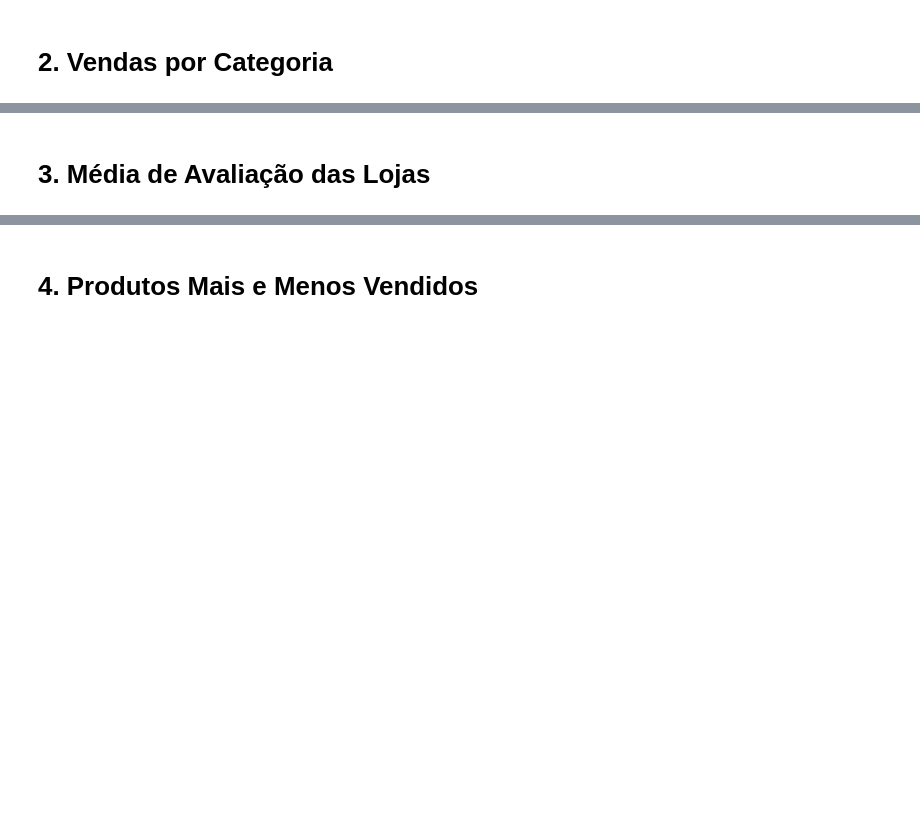
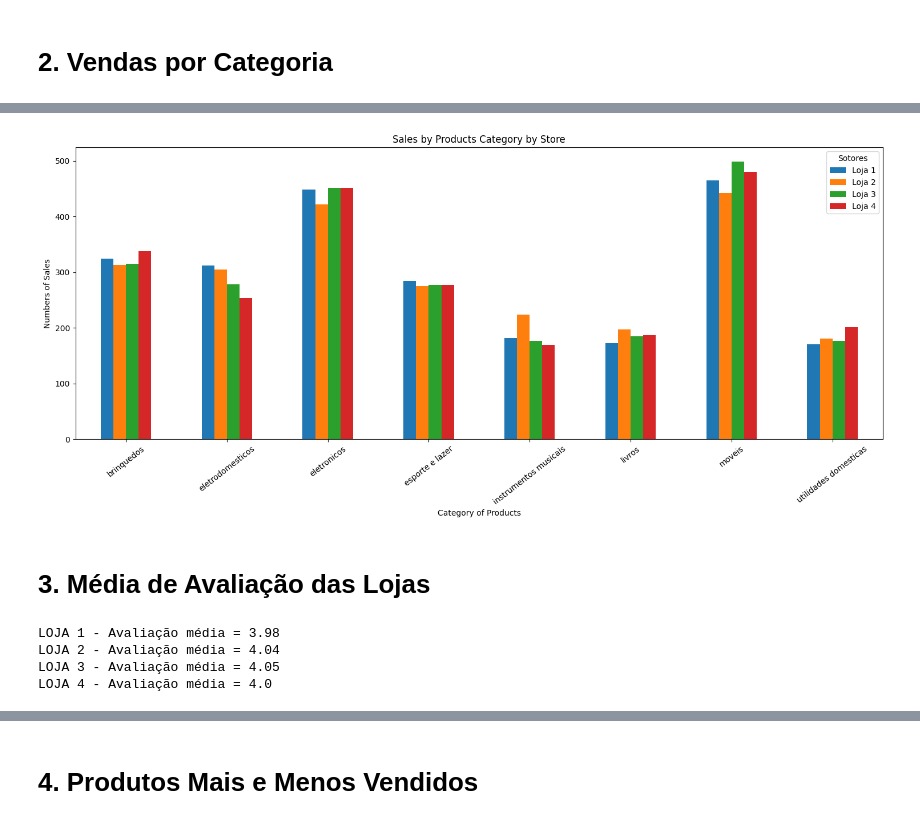
Before and after one commit to MauroTadeu6/Challengers-Store-Python-, a Jupyter notebook: AluraStoreBr.ipynb, the cells around one changed output, grey strips where cells are left out. Drawn from its saved outputs; the diff is of its cells as text; code cells hidden in the pictures; blank space fills up the shorter version.

```diff
--- a/AluraStoreBr.ipynb
+++ b/AluraStoreBr.ipynb
@@ -10,12 +10,12 @@ url2 = "https://raw.githubusercontent.com/alura-es-cursos/challenge1-data-scienc
 url3 = "https://raw.githubusercontent.com/alura-es-cursos/challenge1-data-science/refs/heads/main/base-de-dados-challenge-1/loja_3.csv"
 url4 = "https://raw.githubusercontent.com/alura-es-cursos/challenge1-data-science/refs/heads/main/base-de-dados-challenge-1/loja_4.csv"
 
-loja = pd.read_csv(url)
-loja2 = pd.read_csv(url2)
-loja3 = pd.read_csv(url3)
-loja4 = pd.read_csv(url4)
+loja_1 = pd.read_csv(url)
+loja_2 = pd.read_csv(url2)
+loja_3 = pd.read_csv(url3)
+loja_4 = pd.read_csv(url4)
 
-loja.head()
+loja_1.head()
 # %% [output]
 |  | Produto | Categoria do Produto | Preço | Frete | Data da Compra | Vendedor | Local da compra | ... |
 | 0 | Assistente virtual | eletronicos | 219.08 | 9.249790 | 16/01/2021 | Pedro Gomes | SP | ... |
@@ -35,0 +93,12 @@ plt.gca().spines[['top', 'right',]].set_visible(False)
+# %%
+category_products_1=loja_1['Categoria do Produto'].value_counts()
+print(f'\033[31mLoja 1\033[0m- Sales by Category:\n{category_products_1}')
+print()
+category_products_2=loja_2['Categoria do Produto'].value_counts()
+print(f'\033[31mLoja 2\033[0m- Sales by Category:\n{category_products_2}')
+print()
+category_products_3=loja_3['Categoria do Produto'].value_counts()
+print(f'\033[31mLoja 3\033[0m- Sales by Category:\n{category_products_3}')
+print()
+category_products_4=loja_4['Categoria do Produto'].value_counts()
+print(f'\033[31mLoja 4\033[0m- Sales by Category:\n{category_products_4}')
@@ -36,2 +125,32 @@ plt.gca().spines[['top', 'right',]].set_visible(False)
+# %%
+df_categories = pd.DataFrame({'Loja 1':category_products_1,
+                              'Loja 2':category_products_2,
+                              'Loja 3':category_products_3,
+                              'Loja 4':category_products_4
+                              })
+ax=df_categories.plot(kind='bar',figsize=(15,7))
+ax.set_title('Sales by Products Category by Store')
+ax.set_xlabel('Category of Products')
+ax.set_ylabel('Numbers of Sales')
+plt.xticks(rotation=38)
+plt.legend(title= 'Stores')
+plt.tight_layout()
+plt.show()
+# %% [output]
+[figure, added]
 # %% [markdown]
 # 3. Média de Avaliação das Lojas
+# %%
+avaliação_media_1=loja_1['Avaliação da compra'].mean().round(2)
+print(f'\033[31mLOJA 1\033[0m - Avaliação média = \033[32m{avaliação_media_1}\033[0m')
+avaliação_media_2=loja_2['Avaliação da compra'].mean().round(2)
+print(f'\033[31mLOJA 2\033[0m - Avaliação média = \033[32m{avaliação_media_2}\033[0m')
+avaliação_media_3=loja_3['Avaliação da compra'].mean().round(2)
+print(f'\033[31mLOJA 3\033[0m - Avaliação média = \033[32m{avaliação_media_3}\033[0m')
+avaliação_media_4=loja_4['Avaliação da compra'].mean().round(2)
+print(f'\033[31mLOJA 4\033[0m - Avaliação média = \033[32m{avaliação_media_4}\033[0m')
+# %% [output]
+LOJA 1 - Avaliação média = 3.98
+LOJA 2 - Avaliação média = 4.04
+LOJA 3 - Avaliação média = 4.05
+LOJA 4 - Avaliação média = 4.0
```
Also changed, not shown: parts of 21 cells of this notebook.
